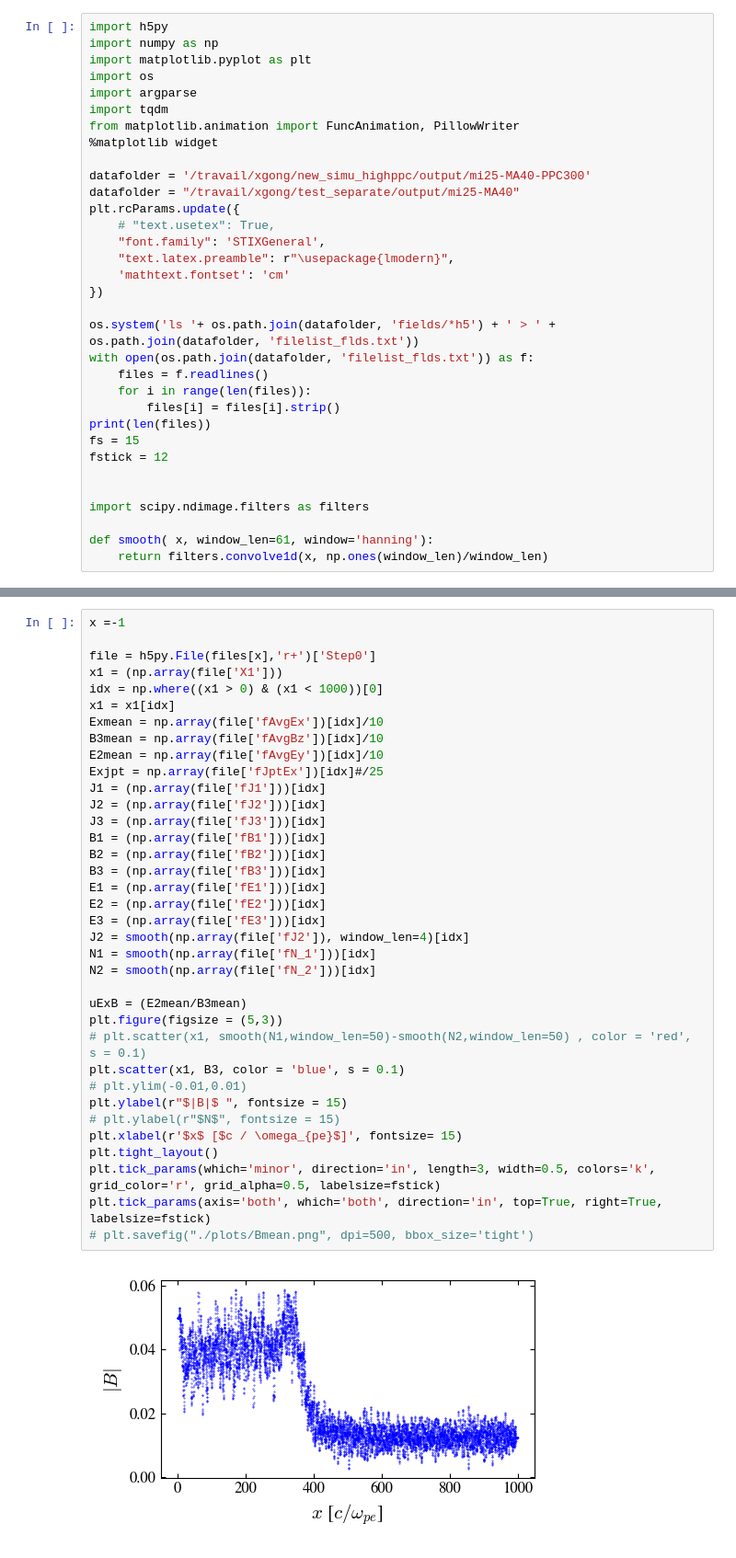
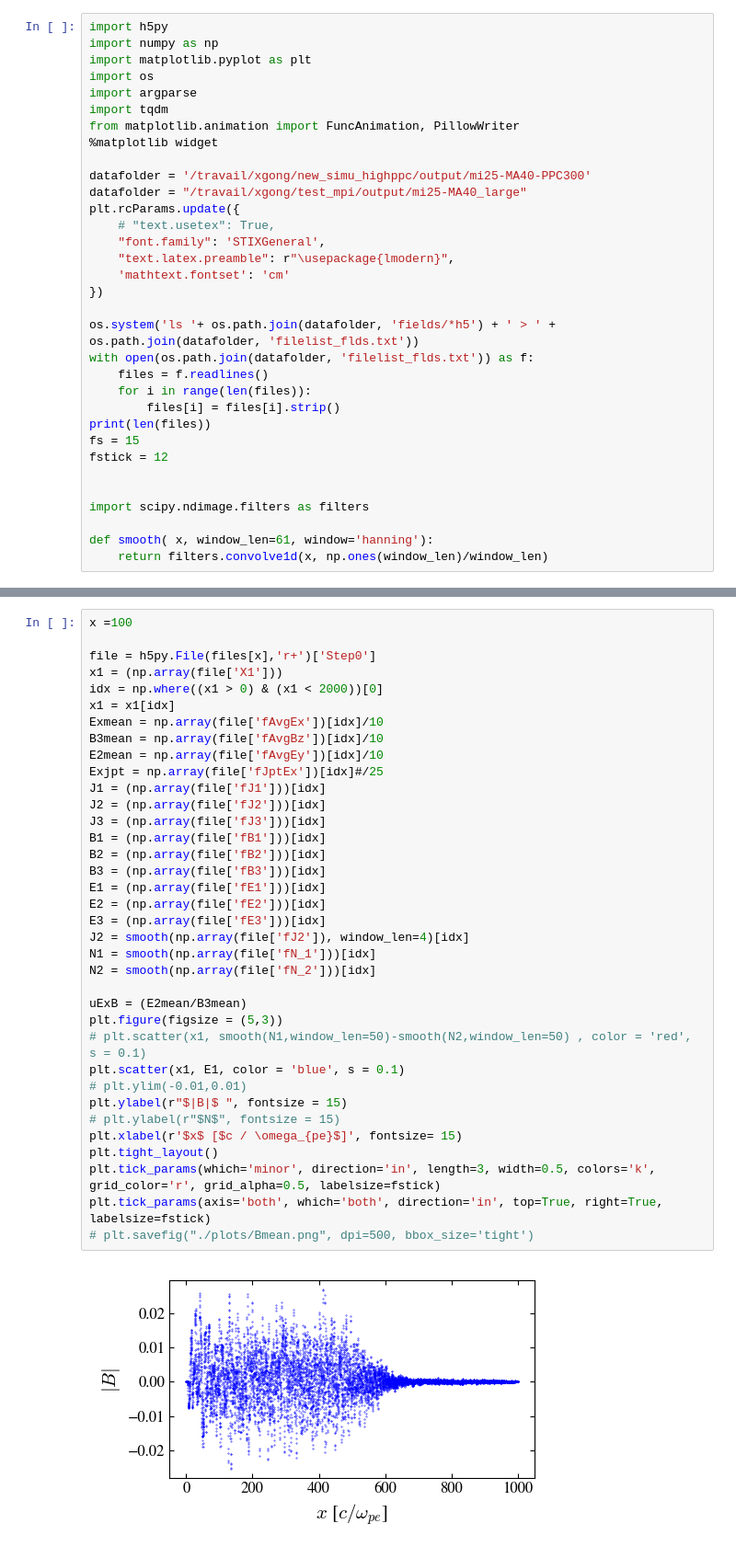
Before and after one commit to xwgong01/entity, a Jupyter notebook: FldMCP/vis-clean/Flds_clean.ipynb, the cells around one changed output, grey strips where cells are left out. Shown at 92% size. Cells and saved outputs as stored; diff of their text form.

```diff
--- a/FldMCP/vis-clean/Flds_clean.ipynb
+++ b/FldMCP/vis-clean/Flds_clean.ipynb
@@ -9,7 +9,7 @@ from matplotlib.animation import FuncAnimation, PillowWriter
 %matplotlib widget
 
 datafolder = '/travail/xgong/new_simu_highppc/output/mi25-MA40-PPC300'
-datafolder = "/travail/xgong/test_separate/output/mi25-MA40"
+datafolder = "/travail/xgong/test_mpi/output/mi25-MA40_large"
 plt.rcParams.update({
     # "text.usetex": True,
     "font.family": 'STIXGeneral',
@@ -36,38 +36,38 @@ def smooth( x, window_len=61, window='hanning'):
 # %%
-x =-1
+x =100
 
 file = h5py.File(files[x],'r+')['Step0']
 x1 = (np.array(file['X1']))
-idx = np.where((x1 > 0) & (x1 < 1000))[0]
+idx = np.where((x1 > 0) & (x1 < 2000))[0]
 x1 = x1[idx]
 Exmean = np.array(file['fAvgEx'])[idx]/10
 B3mean = np.array(file['fAvgBz'])[idx]/10
 E2mean = np.array(file['fAvgEy'])[idx]/10
 Exjpt = np.array(file['fJptEx'])[idx]#/25
 J1 = (np.array(file['fJ1']))[idx]
 J2 = (np.array(file['fJ2']))[idx]
 J3 = (np.array(file['fJ3']))[idx]
 B1 = (np.array(file['fB1']))[idx]
 B2 = (np.array(file['fB2']))[idx]
 B3 = (np.array(file['fB3']))[idx]
 E1 = (np.array(file['fE1']))[idx]
 E2 = (np.array(file['fE2']))[idx]
 E3 = (np.array(file['fE3']))[idx]
 J2 = smooth(np.array(file['fJ2']), window_len=4)[idx]
 N1 = smooth(np.array(file['fN_1']))[idx]
 N2 = smooth(np.array(file['fN_2']))[idx]
 
 uExB = (E2mean/B3mean)
 plt.figure(figsize = (5,3))
 # plt.scatter(x1, smooth(N1,window_len=50)-smooth(N2,window_len=50) , color = 'red', s = 0.1)
-plt.scatter(x1, B3, color = 'blue', s = 0.1)
+plt.scatter(x1, E1, color = 'blue', s = 0.1)
 # plt.ylim(-0.01,0.01)
 plt.ylabel(r"$|B|$ ", fontsize = 15)
 # plt.ylabel(r"$N$", fontsize = 15)
 plt.xlabel(r'$x$ [$c / \omega_{pe}$]', fontsize= 15)
 plt.tight_layout()
 plt.tick_params(which='minor', direction='in', length=3, width=0.5, colors='k', grid_color='r', grid_alpha=0.5, labelsize=fstick)
 plt.tick_params(axis='both', which='both', direction='in', top=True, right=True, labelsize=fstick)
 # plt.savefig("./plots/Bmean.png", dpi=500, bbox_size='tight')
 # %% [output]
-[figure, old version]
+[figure, new version]
```
Also changed, not shown: parts of 2 cells of this notebook, 2 other files.
